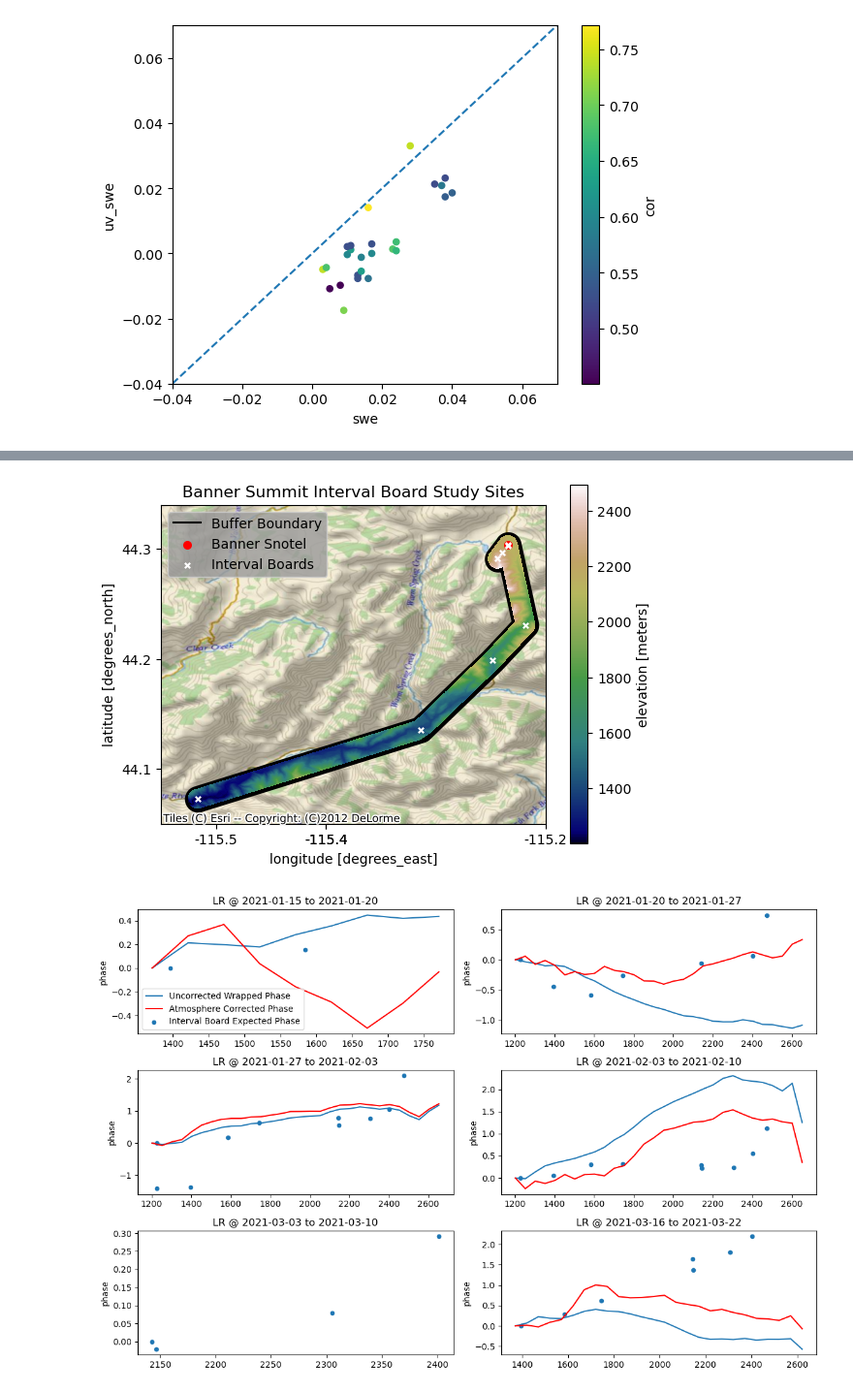
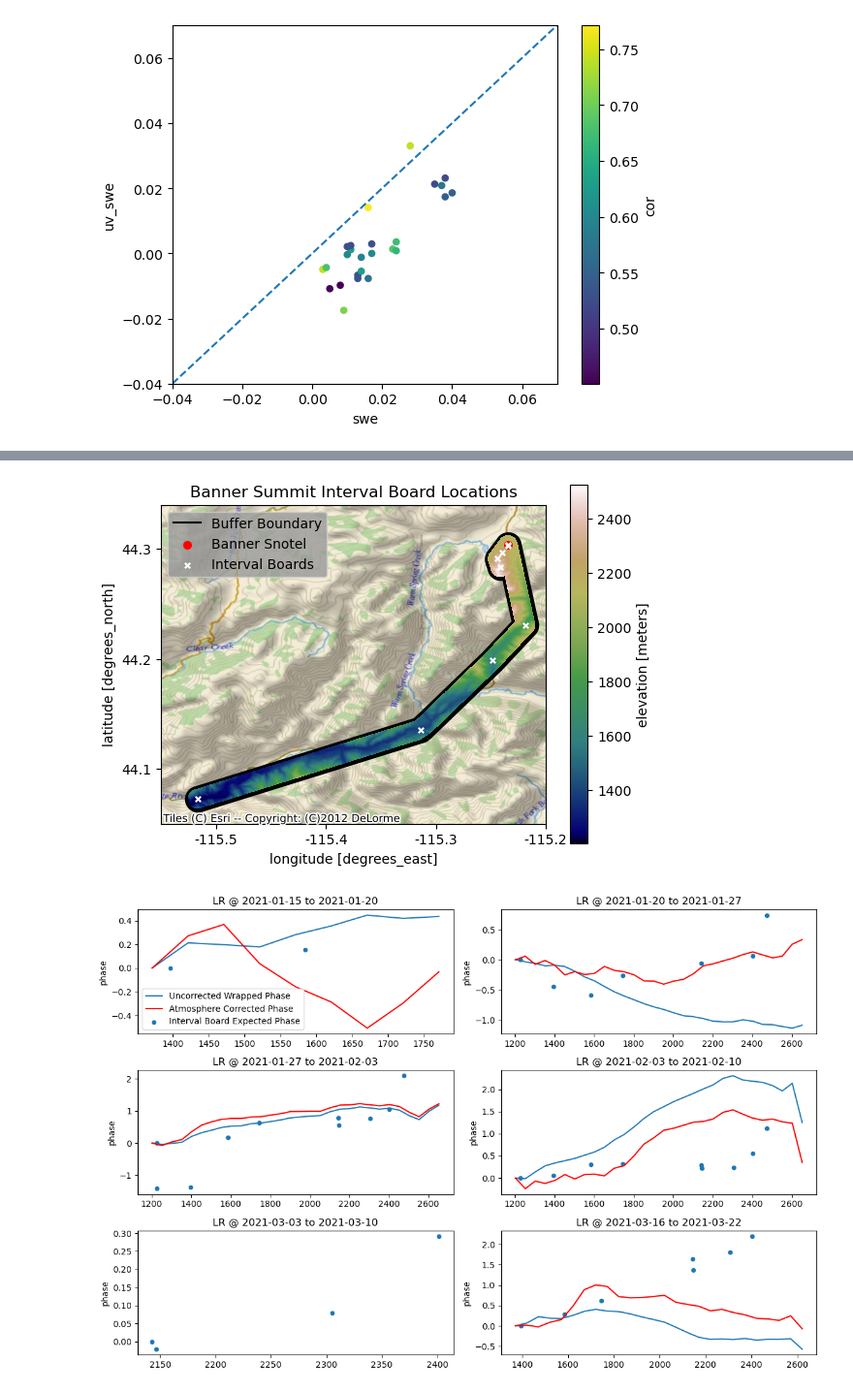
Before and after one commit to ZachHoppinen/uavsar-validation, a Jupyter notebook: src/compare/interval/main_interval.ipynb, the cells around one changed output, grey strips where cells are left out. Shown at 97% size. Cells and saved outputs as stored; diff of their text form; code cells hidden in the pictures.

Commit message:
interval boards

```diff
--- a/src/compare/interval/main_interval.ipynb
+++ b/src/compare/interval/main_interval.ipynb
@@ -153,7 +153,9 @@ for t1, t2 in zip(ds.time1.data, ds.time2.data):
         else:
             flight_boards.plot.scatter(x = 'elev_meters', y = 'swe', ax = ax, color = 'black')
         t1, t2 = pd.to_datetime(t1), pd.to_datetime(t2)
-        ax.set_title(f"{site_id} @ {t1.strftime('%Y-%m-%d')} to {t2.strftime('%Y-%m-%d')}")
+        # ax.set_title(f"{site_id} @ {t1.strftime('%Y-%m-%d')} to {t2.strftime('%Y-%m-%d')}")
+        ax.set_title(f"{t1.strftime('%Y-%m-%d')} to {t2.strftime('%Y-%m-%d')}")
+
         ax.set_xlabel('')
         ax.set_ylim(-0.027, 0.027)
         i += 1
@@ -172,28 +186,37 @@ plt.savefig('/bsuhome/zacharykeskinen/uavsar-validation/figures/interval/lowman_
 # %%
 import contextily as ctx
 fig, ax = plt.subplots()
+
+t1 = pd.to_datetime('2021-02-03')
+t2 = pd.to_datetime('2021-02-10')
+flight_boards = boards.loc[(boards.date_t2 <= t2 + pd.Timedelta('2 days')) & (boards.date_t1 >= t1 - pd.Timedelta('2 days')), :].copy()
+geom = []
+for g1, g2 in zip(flight_boards.geometry.iloc[:-1], flight_boards.geometry.iloc[1:]):
+    geom.append(LineString([g1, g2]))
+buffer = gpd.GeoDataFrame({'geometry':geom})
+buffer = buffer.buffer(10*tol)
 
 gpd.GeoSeries(buffer.unary_union).plot(color = None, edgecolor='k', linewidth = 5, facecolor = None, ax = ax)
 plt.plot([0,0],[0,0], color = 'k', label = 'Buffer Boundary')
 
 ds['dem'].rio.clip(buffer.geometry.values, crs= 'EPSG:4326').plot(ax = ax, cmap = 'gist_earth', add_colorbar = True)
 
 x, y = insitu[insitu['site_name'] == 'Banner Snotel'].iloc[0].geometry.xy
 ax.scatter(x, y, label = 'Banner Snotel', color = 'red', s = 30)
 
 flight_boards.plot(ax = ax, marker = 'x', color = 'white', markersize = 15, label = 'Interval Boards')
 
 ax.set_xlim(-115.55, -115.2)
 ax.set_ylim(44.05, 44.34)
-ax.set_xticks([-115.5, -115.4, -115.4, -115.2], ['-115.5', '-115.4', '-115.4', '-115.2'])
+ax.set_xticks([-115.5, -115.4, -115.3, -115.2], ['-115.5', '-115.4', '-115.3', '-115.2'])
 ax.set_yticks([44.1, 44.2, 44.3], ['44.1', '44.2', '44.3'])
 
 ax.legend(loc = 'upper left', facecolor = '0.6')
 ctx.add_basemap(ax = ax, crs = 'EPSG:4326', source= ctx.providers.Esri.DeLorme, zoom = 11)
-ax.set_title('Banner Summit Interval Board Study Sites')
+ax.set_title('Banner Summit Interval Board Locations')
 plt.savefig('/bsuhome/zacharykeskinen/uavsar-validation/figures/interval/lowman_orographic_map_v2.png')
 # %% [output]
-[figure, old version]
+[figure, new version]
 # %%
 data_dir = Path('/bsuhome/zacharykeskinen/uavsar-validation/data')
 insitu_dir = data_dir.joinpath('insitu')
```
Also changed, not shown: parts of 2 cells of this notebook, 2 other files.
